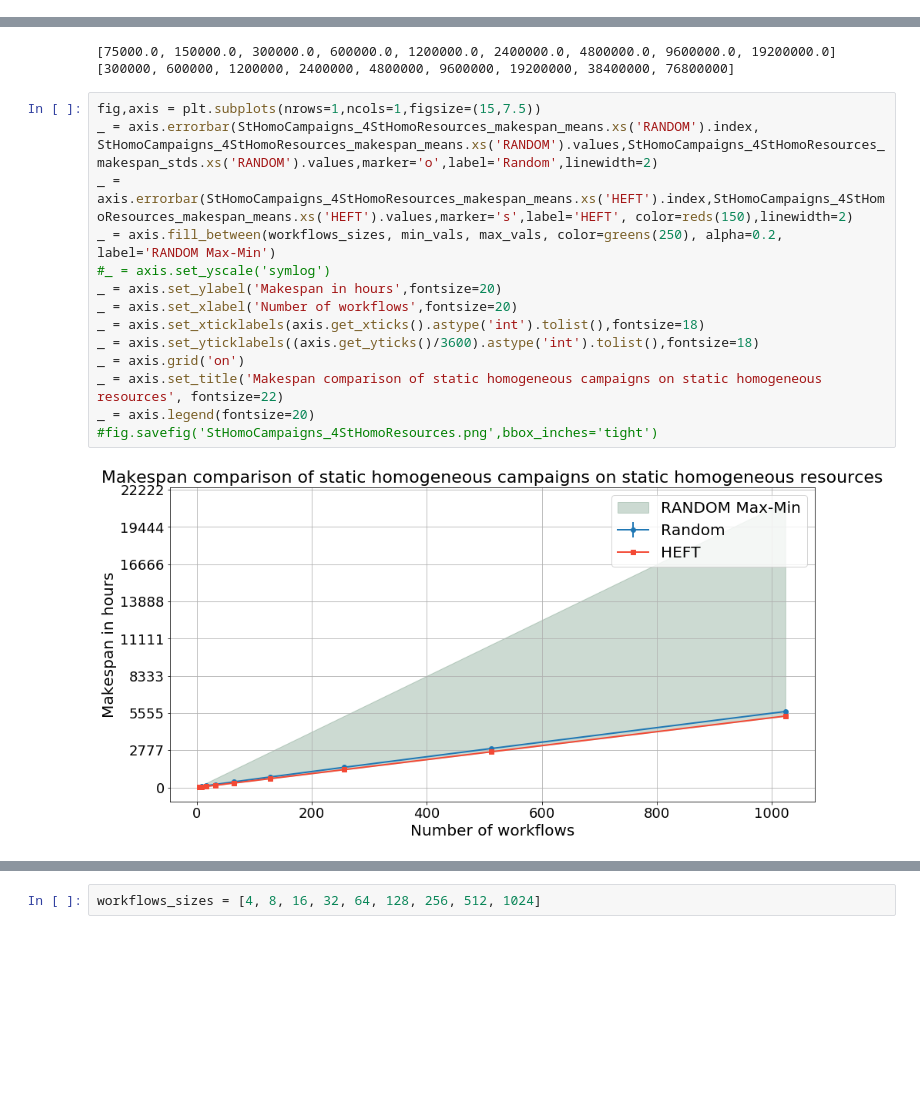
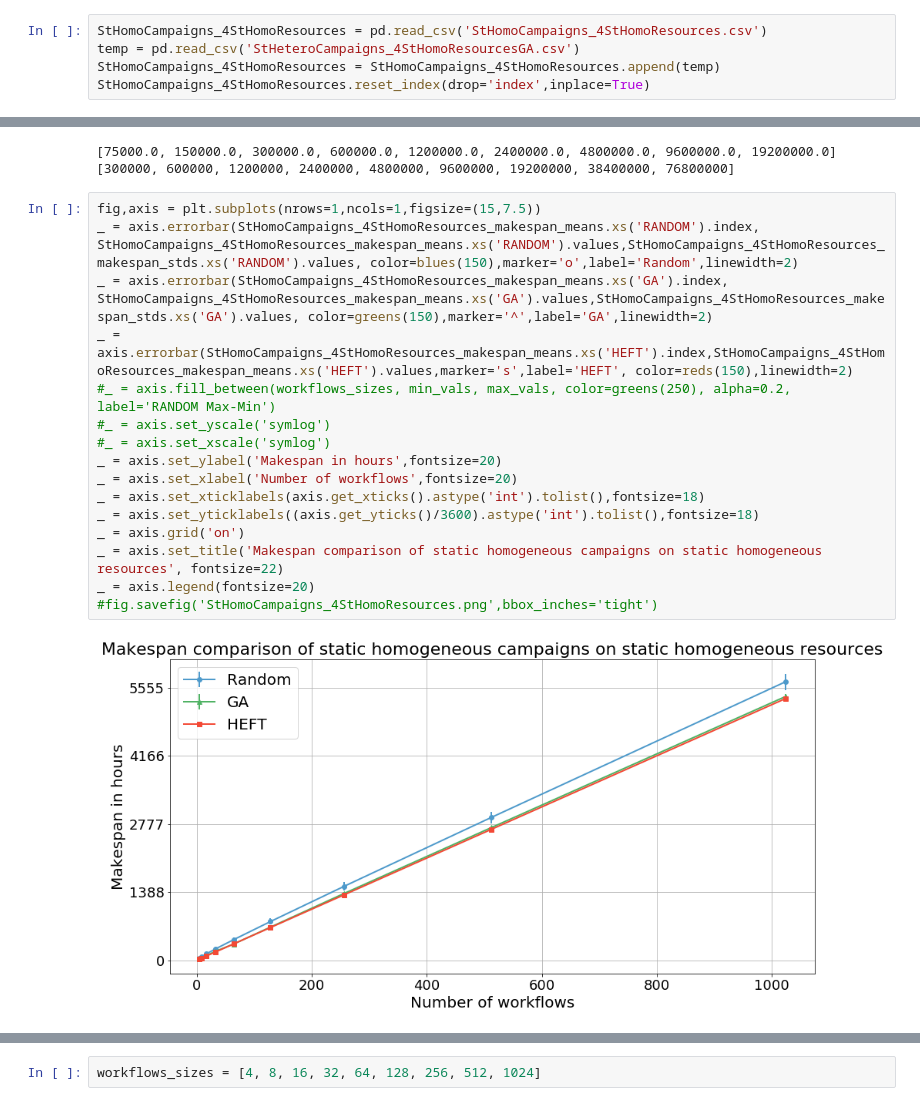
Before and after one commit to radical-project/campaign_manager, a Jupyter notebook: experiments/StaticResourcesExperiments.ipynb, the cells around one changed output, grey strips where cells are left out. Saved outputs shown, nothing was run; the diff lists cells and outputs as text; blank space fills up the shorter version.

Commit message:
New plots

```diff
--- a/experiments/StaticResourcesExperiments.ipynb
+++ b/experiments/StaticResourcesExperiments.ipynb
@@ -25,3 +23,8 @@ StHomoCampaigns_4StHomoResources = pd.read_csv('StHomoCampaigns_4StHomoResources
+# %%
+StHomoCampaigns_4StHomoResources = pd.read_csv('StHomoCampaigns_4StHomoResources.csv')
+temp = pd.read_csv('StHeteroCampaigns_4StHomoResourcesGA.csv')
+StHomoCampaigns_4StHomoResources = StHomoCampaigns_4StHomoResources.append(temp)
+StHomoCampaigns_4StHomoResources.reset_index(drop='index',inplace=True)
 # %%
 StHomoCampaigns_4StHomoResources = StHomoCampaigns_4StHomoResources.drop('plan',axis=1)
 StHomoCampaigns_4StHomoResources = StHomoCampaigns_4StHomoResources.groupby(by=['planner','size'])
@@ -87,18 +84,20 @@ print(min_vals, max_vals)
 [75000.0, 150000.0, 300000.0, 600000.0, 1200000.0, 2400000.0, 4800000.0, 9600000.0, 19200000.0] [300000, 600000, 1200000, 2400000, 4800000, 9600000, 19200000, 38400000, 76800000]
 # %%
 fig,axis = plt.subplots(nrows=1,ncols=1,figsize=(15,7.5))
-_ = axis.errorbar(StHomoCampaigns_4StHomoResources_makespan_means.xs('RANDOM').index, StHomoCampaigns_4StHomoResources_makespan_means.xs('RANDOM').values,StHomoCampaigns_4StHomoResources_makespan_stds.xs('RANDOM').values,marker='o',label='Random',linewidth=2)
+_ = axis.errorbar(StHomoCampaigns_4StHomoResources_makespan_means.xs('RANDOM').index, StHomoCampaigns_4StHomoResources_makespan_means.xs('RANDOM').values,StHomoCampaigns_4StHomoResources_makespan_stds.xs('RANDOM').values, color=blues(150),marker='o',label='Random',linewidth=2)
+_ = axis.errorbar(StHomoCampaigns_4StHomoResources_makespan_means.xs('GA').index, StHomoCampaigns_4StHomoResources_makespan_means.xs('GA').values,StHomoCampaigns_4StHomoResources_makespan_stds.xs('GA').values, color=greens(150),marker='^',label='GA',linewidth=2)
 _ = axis.errorbar(StHomoCampaigns_4StHomoResources_makespan_means.xs('HEFT').index,StHomoCampaigns_4StHomoResources_makespan_means.xs('HEFT').values,marker='s',label='HEFT', color=reds(150),linewidth=2)
-_ = axis.fill_between(workflows_sizes, min_vals, max_vals, color=greens(250), alpha=0.2, label='RANDOM Max-Min')
+#_ = axis.fill_between(workflows_sizes, min_vals, max_vals, color=greens(250), alpha=0.2, label='RANDOM Max-Min')
 #_ = axis.set_yscale('symlog')
+#_ = axis.set_xscale('symlog')
 _ = axis.set_ylabel('Makespan in hours',fontsize=20)
 _ = axis.set_xlabel('Number of workflows',fontsize=20)
 _ = axis.set_xticklabels(axis.get_xticks().astype('int').tolist(),fontsize=18)
 _ = axis.set_yticklabels((axis.get_yticks()/3600).astype('int').tolist(),fontsize=18)
 _ = axis.grid('on')
 _ = axis.set_title('Makespan comparison of static homogeneous campaigns on static homogeneous resources', fontsize=22)
 _ = axis.legend(fontsize=20)
 #fig.savefig('StHomoCampaigns_4StHomoResources.png',bbox_inches='tight')
 # %% [output]
-[figure, old version]
+[figure, new version]
 # %%
```
Also changed, not shown: parts of 21 cells of this notebook, 1 other file.
